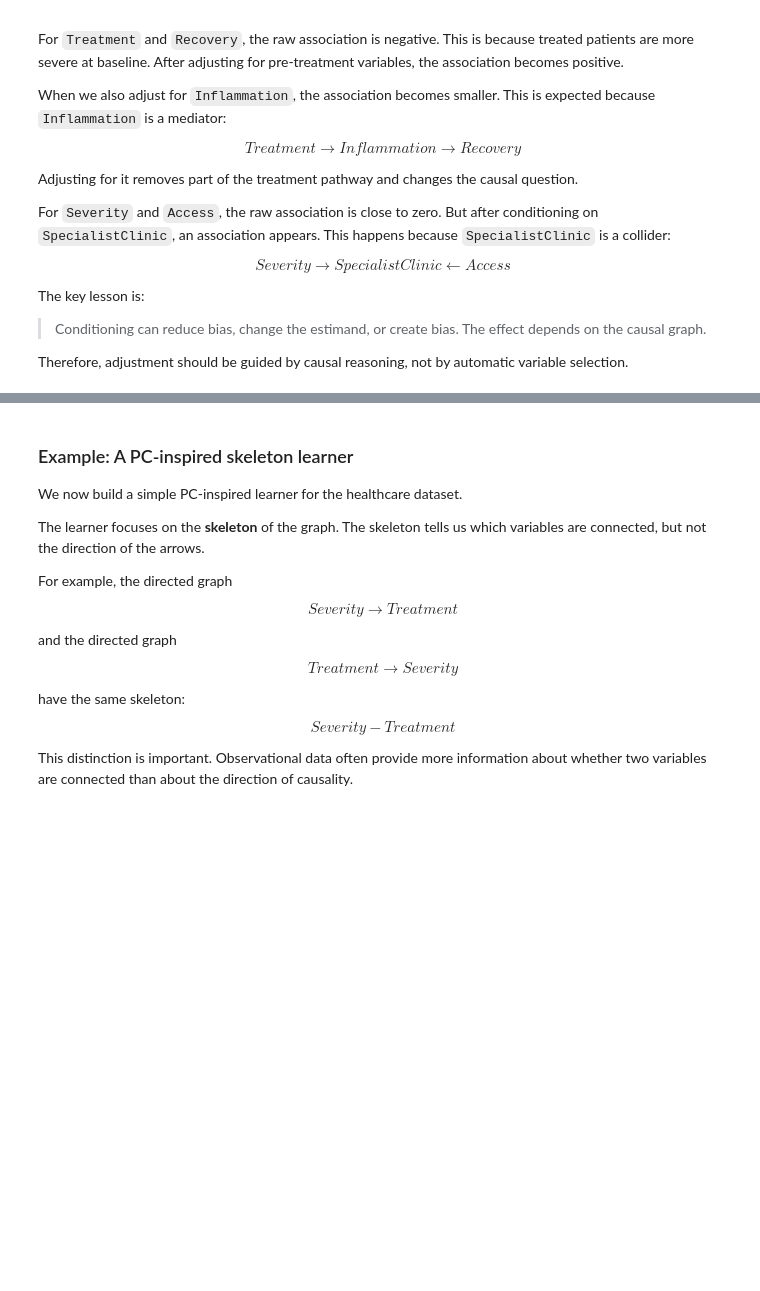
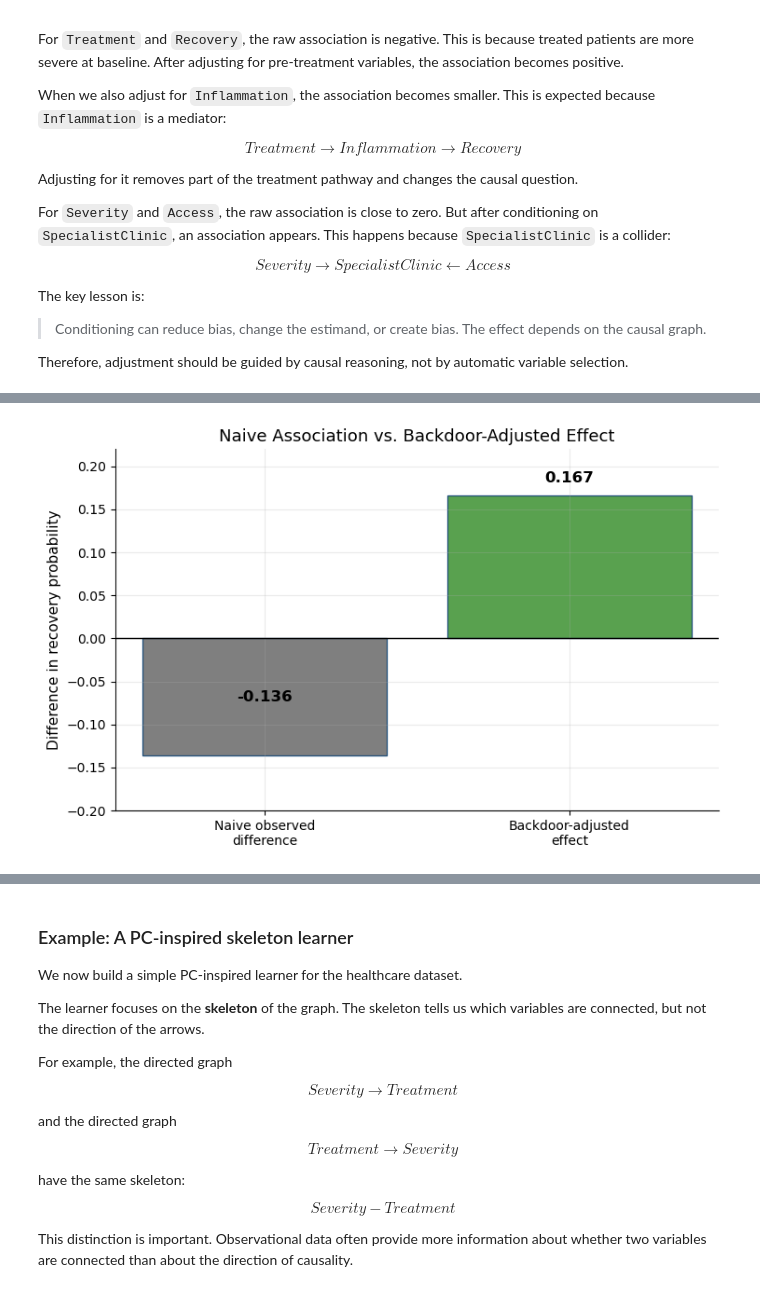
Before and after one commit to Ci2Lab/Causal-Intelligence-Course, a Jupyter notebook: Lectures/02_Causal_Graphs_Discovery.ipynb, the cells around one changed output, grey strips where cells are left out. Drawn from its saved outputs; the diff is of its cells as text; code cells hidden in the pictures; blank space fills up the shorter version.

```diff
--- a/Lectures/02_Causal_Graphs_Discovery.ipynb
+++ b/Lectures/02_Causal_Graphs_Discovery.ipynb
@@ -1428 +1432,61 @@ plt.show()
+# %%
+# ---------------------------------------------------------------------
+# 5. Visualization: naive association vs. backdoor-adjusted effect
+# ---------------------------------------------------------------------
+
+fig, ax = plt.subplots(figsize=(7.5, 4.8))
+
+effect_labels = [
+    "Naive observed\ndifference",
+    "Backdoor-adjusted\neffect"
+]
+
+effect_values = [
+    naive_difference,
+    backdoor_effect
+]
+
+effect_colors = [
+    COLORS["gray"],
+    COLORS["green"]
+]
+
+bars = ax.bar(
+    effect_labels,
+    effect_values,
+    color=effect_colors,
+    edgecolor=COLORS["navy"],
+    linewidth=0.9
+)
+
+ax.axhline(0, color="black", linewidth=1.0)
+ax.set_title("Naive Association vs. Backdoor-Adjusted Effect")
+ax.set_ylabel("Difference in recovery probability")
+ax.set_ylim(-0.20, 0.22)
+
+for bar, value in zip(bars, effect_values):
+    x = bar.get_x() + bar.get_width() / 2
+
+    if value >= 0:
+        y = value + 0.012
+        va = "bottom"
+    else:
+        y = value / 2
+        va = "center"
+
+    ax.text(
+        x,
+        y,
+        f"{value:.3f}",
+        ha="center",
+        va=va,
+        fontsize=12,
+        fontweight="bold"
+    )
+
+clean_axis(ax)
+plt.tight_layout()
+plt.show()
+# %% [output]
+[figure, added]
 # %% [markdown]
```
Also changed, not shown: parts of 19 cells of this notebook, 1 other file.
